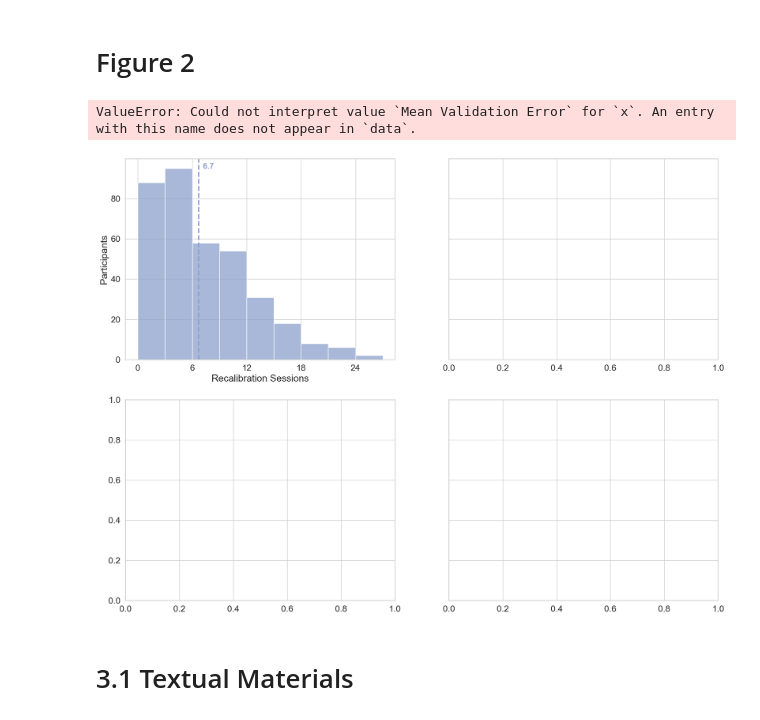
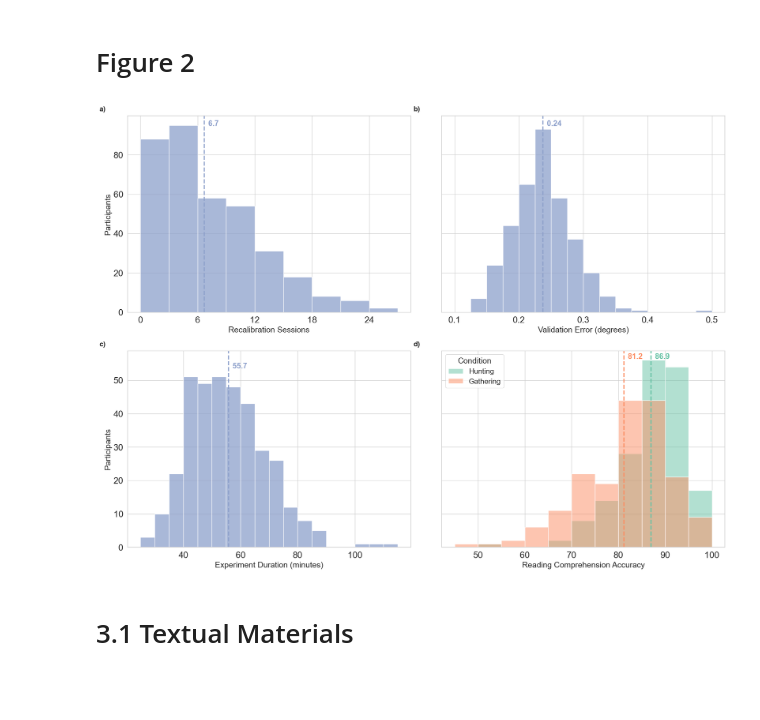
Before and after one commit to lacclab/OneStop-Eye-Movements, a Jupyter notebook: src/analyses.ipynb, the cells around one changed output. Drawn from its saved outputs; the diff is of its cells as text; code cells hidden in the pictures; blank space fills up the shorter version.

Commit message:
changes to veriables names

```diff
--- a/src/analyses.ipynb
+++ b/src/analyses.ipynb
@@ -238,11 +238,11 @@ plt.show()
 ## 1.1.3 Calibration Quality
 # %%
 # mean number of calibration sessions during an experiment
-session_interruptions = SESSION_SUMMARY["Recalibration Count"]
+session_interruptions = SESSION_SUMMARY["Recalibration_Count"]
 print(f"Mean number of recalibrations: {round(np.mean(session_interruptions),1)}")
 
 # mean number of calibration attempts per calibration session
-mean_calibrations_per_session = sum(SESSION_SUMMARY["Total Recalibrations"]) / sum(SESSION_SUMMARY["Recalibration Count"])
+mean_calibrations_per_session = sum(SESSION_SUMMARY["Total_Recalibrations"]) / sum(SESSION_SUMMARY["Recalibration_Count"])
 print(f"Mean number of calibrations per-recalibration session: {round(mean_calibrations_per_session,1)}")
 # %% [output]
 Mean number of recalibrations: 6.7
@@ -338,13 +331,13 @@ KeyError: 'START_TIME'
 # 1.1.5 Reading Comprehension Performance
 # %%
 # reading comprehension accuracy Hunting
-comprehension_score = SESSION_SUMMARY.groupby(["Question Preview"])["Comprehension Score - Regular Trials"].mean()
+comprehension_score = SESSION_SUMMARY.groupby(["Question_Preview"])["Comprehension_Score-Regular_Trials"].mean()
 comprehension_hunting = comprehension_score[True]
 # reading comprehension accuracy Gathering
 comprehension_gathering = comprehension_score[False]
 
 # reading comprehension accuracy re-reading Hunting
-reread_comprehension_score = SESSION_SUMMARY.groupby(["Question Preview"])["Comprehension Score - Repeated Reading"].mean()
+reread_comprehension_score = SESSION_SUMMARY.groupby(["Question_Preview"])["Comprehension_Score-Repeated_Reading"].mean()
 reread_comprehension_hunting = reread_comprehension_score[True]
 # reading comprehension accuracy re-reading Gathering
 reread_comprehension_gathering = reread_comprehension_score[False]
@@ -373,11 +366,11 @@ Reading Comprehension Accuracy - Gathering (with reread): 84.2
 sns.set_context("paper", font_scale=2)
 sns.set_theme(font_scale=1.5, style="whitegrid")
 # Create Figure 2
-fig_colors = "#8da0cb"  # "#a1c9f4"
+fig_colors = "#8da0cb"
 colors = ["#66c2a5", "#fc8d62"]
 color_dict = {
-    "p": colors[0],
-    "n": colors[1],
+    True: colors[0],
+    False: colors[1],
 }
 fig, axes = plt.subplots(nrows=2, ncols=2, figsize=(20, 15), sharey="row")
 
@@ -385,7 +378,7 @@ data = SESSION_SUMMARY.copy()
 # Plot 1: Number of Recalibrations
 axes[0, 0] = sns.histplot(
     data,
-    x="Recalibration Count",
+    x="Recalibration_Count",
     color=fig_colors,
     ax=axes[0, 0],
     binrange=(0, 27),
@@ -403,14 +396,14 @@ axes[0, 0].text(
     f"  {session_interruptions.mean():.1f}",  # Label text
     color=fig_colors,
     ha="left",
-    fontsize=15,
+    fontsize=17,
     fontweight="bold"
 )
 
 # Plot 2: Validations
 axes[0, 1] = sns.histplot(
-    validation_error,
-    x="Mean Validation Error",
+    data,
+    x="Mean_Validation_Error",
     color=fig_colors,
     ax=axes[0, 1],
     binrange=(0.1, 0.5),
@@ -419,40 +412,40 @@ axes[0, 1] = sns.histplot(
 axes[0, 1].set(ylabel="")
 axes[0, 1].set(xlabel="Validation Error (degrees)")
 axes[0, 1].axvline(
-    validation_error.avg_avg_val_error.mean(), color=fig_colors, ls="--", lw=2.5
+    data["Mean_Validation_Error"].mean(), color=fig_colors, ls="--", lw=2.5
 )
 axes[0, 1].set_xticks(np.arange(0.1, 0.51, 0.1))
 
 axes[0, 1].text(
-    validation_error.avg_avg_val_error.mean(),
+    data["Mean_Validation_Error"].mean(),
     axes[0, 1].get_ylim()[1] * 0.95,
-    f"  {validation_error.avg_avg_val_error.mean():.2f}",
+    f"  {data["Mean_Validation_Error"].mean():.2f}",
     color=fig_colors,
     ha="left",
-    fontsize=15,
+    fontsize=17,
     fontweight="bold"
 )
 
 # Plot 3: Experiment Duration
 axes[1, 0] = sns.histplot(
     data,
-    x="Total Session Duration",
+    x="Total_Session_Duration",
     color=fig_colors,
     ax=axes[1, 0],
     binrange=(25, 115),
     binwidth=5,
 )
-axes[1, 0].axvline(data.total_duration.mean(), color=fig_colors, ls="--", lw=2.5)
+axes[1, 0].axvline(data["Total_Session_Duration"].mean(), color=fig_colors, ls="--", lw=2.5)
 axes[1, 0].set(ylabel="Participants")
 axes[1, 0].set(xlabel="Experiment Duration (minutes)")
 
 axes[1, 0].text(
-    data.total_duration.mean(),
+    data["Total_Session_Duration"].mean(),
     axes[1, 0].get_ylim()[1] * 1,
-    f"  {data.total_duration.mean():.1f}",
+    f"  {data["Total_Session_Duration"].mean():.1f}",
     color=fig_colors,
     ha="left",
-    fontsize=15,
+    fontsize=17,
     fontweight="bold"
 )
 
@@ -464,10 +457,10 @@ condition_labels = [
 
 axes[1, 1] = sns.histplot(
     data=data,
-    x="Comprehension Score - Regular Trials",
+    x="Comprehension_Score-Regular_Trials",
     palette=color_dict,
     ax=axes[1, 1],
-    hue="batch_condition",
+    hue="Question_Preview",
     multiple="layer",
     binrange=(45, 100),
     binwidth=5,
@@ -494,7 +487,7 @@ axes[1, 1].text(
     f"  {comprehension_gathering:.1f}",
     color=colors[1],
     ha="left",
-    fontsize=15,
+    fontsize=17,
     fontweight="bold"
 )
 
@@ -511,7 +504,7 @@ axes[1, 1].text(
     f"  {comprehension_hunting:.1f}",
     color=colors[0],
     ha="left",
-    fontsize=15,
+    fontsize=17,
     fontweight="bold"
 )
 
@@ -545,35 +538,34 @@ axes[1, 0].text(
     va="top",
 )
 axes[1, 1].text(
     -0.1,
     1.05,
     "d)",
     transform=axes[1, 1].transAxes,
     fontsize=16,
     fontweight="bold",
     va="top",
 )
 
 # increase font size
 for ax in axes.flat:
     ax.tick_params(axis="both", which="major", labelsize=20)
 
 # increase axis font size
 
 # Set facecolor for the figure
 fig.set_facecolor("white")
 
 # Adjust layout
 plt.tight_layout()
 
 # Save the plot as pdf
 plt.savefig(fig_save_path / "exp_stats.pdf")
 
 # Show the plot
 plt.show()
 # %% [output]
-ValueError: Could not interpret value `Mean Validation Error` for `x`. An entry with this name does not appear in `data`.
-[figure, old version]
+[figure, new version]
 # %% [markdown]
 # 3.1 Textual Materials
 # %%
```
Also changed, not shown: parts of 5 cells of this notebook, 5 other files.
